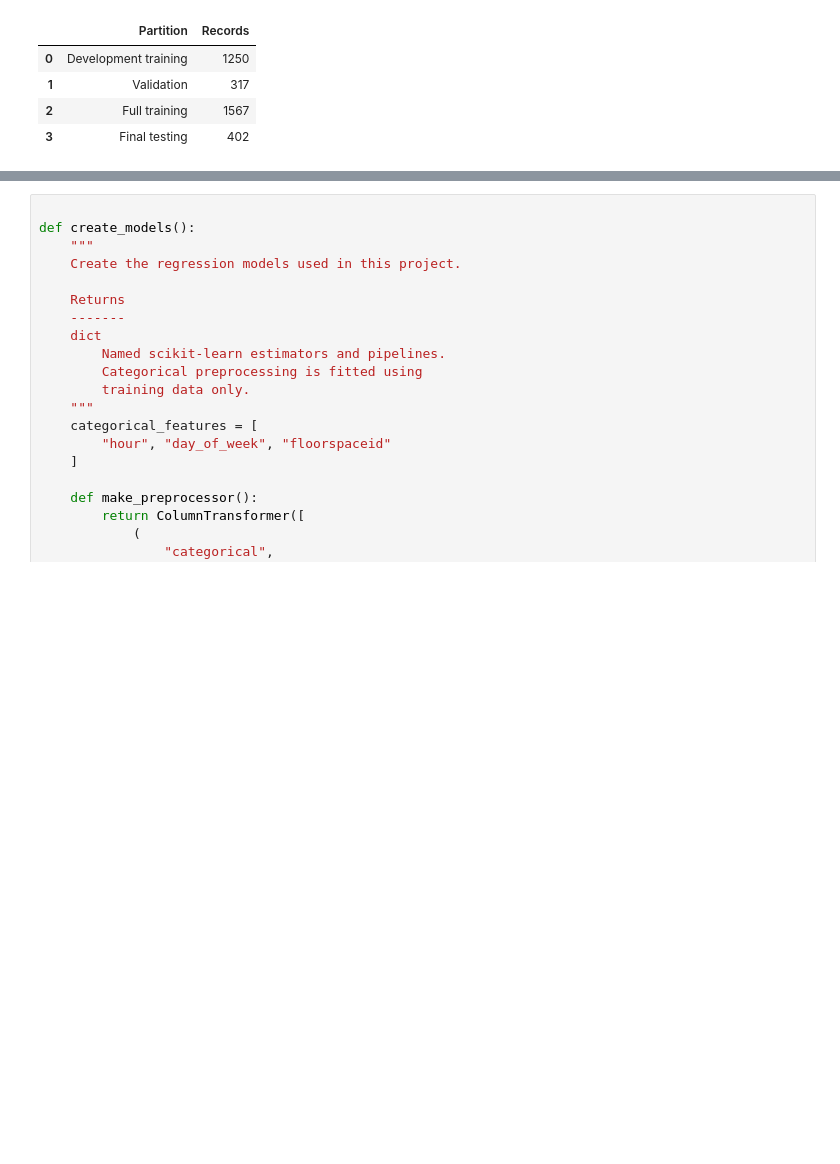
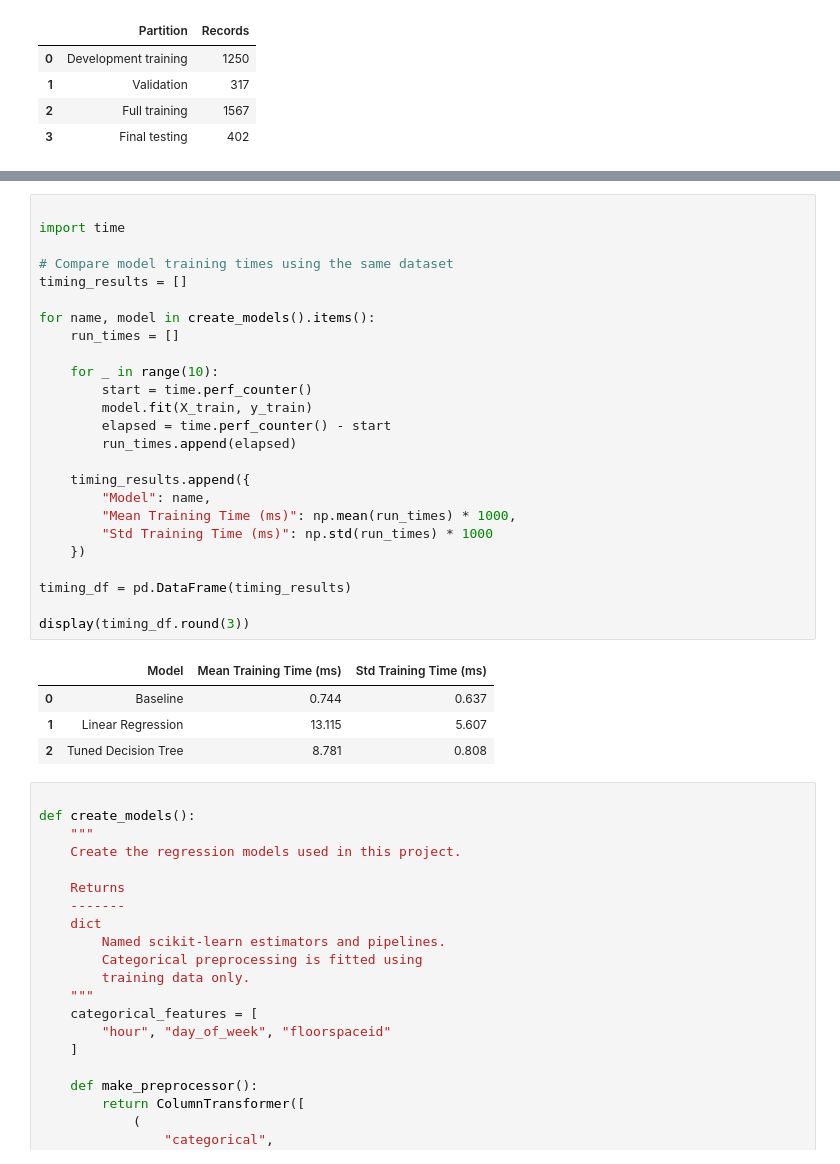
Before and after one commit to gbha0013-coder/MMA3001-Occupancy-Prediction_final_public, a Jupyter notebook: occupancy_prediction.ipynb, the cells around one changed output, grey strips where cells are left out. Saved outputs shown, nothing was run; the diff lists cells and outputs as text; blank space fills up the shorter version.

```diff
--- a/occupancy_prediction.ipynb
+++ b/occupancy_prediction.ipynb
@@ -247,3 +312,33 @@ display(partition_summary)
+# %%
+
+import time
+
+# Compare model training times using the same dataset
+timing_results = []
+
+for name, model in create_models().items():
+    run_times = []
+
+    for _ in range(10):
+        start = time.perf_counter()
+        model.fit(X_train, y_train)
+        elapsed = time.perf_counter() - start
+        run_times.append(elapsed)
+
+    timing_results.append({
+        "Model": name,
+        "Mean Training Time (ms)": np.mean(run_times) * 1000,
+        "Std Training Time (ms)": np.std(run_times) * 1000
+    })
+
+timing_df = pd.DataFrame(timing_results)
+
+display(timing_df.round(3))
+# %% [output]
+|  | Model | Mean Training Time (ms) | Std Training Time (ms) |
+| 0 | Baseline | 0.744 | 0.637 |
+| 1 | Linear Regression | 13.115 | 5.607 |
+| 2 | Tuned Decision Tree | 8.781 | 0.808 |
 # %%
 
 def create_models():
```
Also changed, not shown: parts of 2 cells of this notebook.
